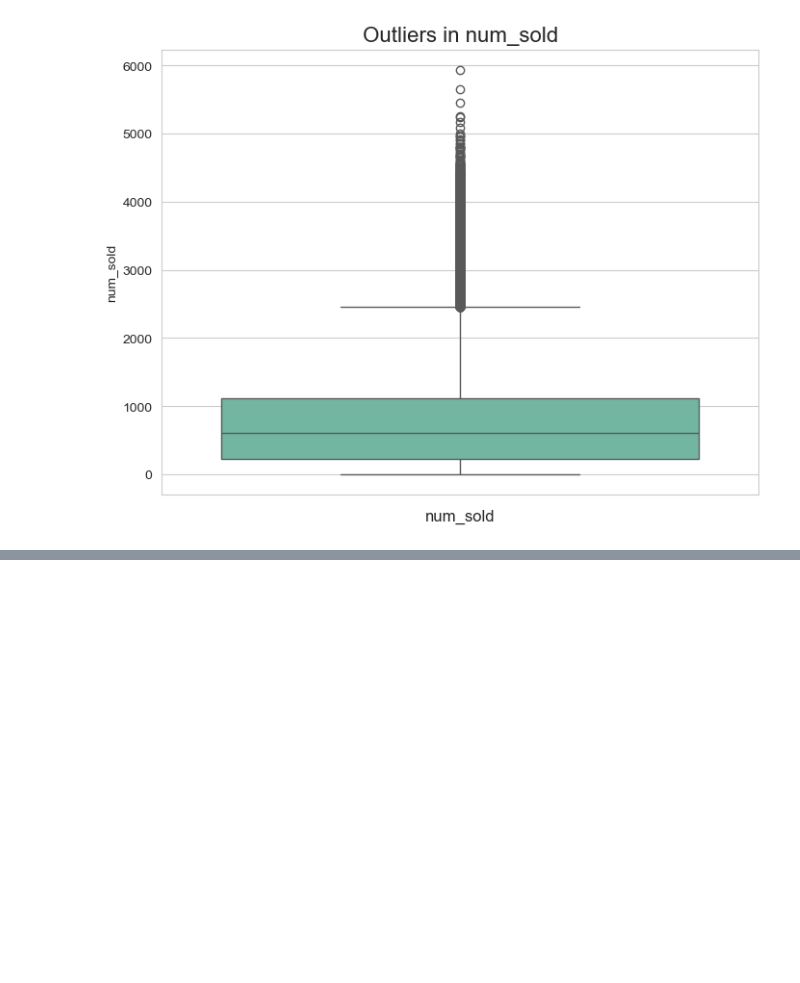
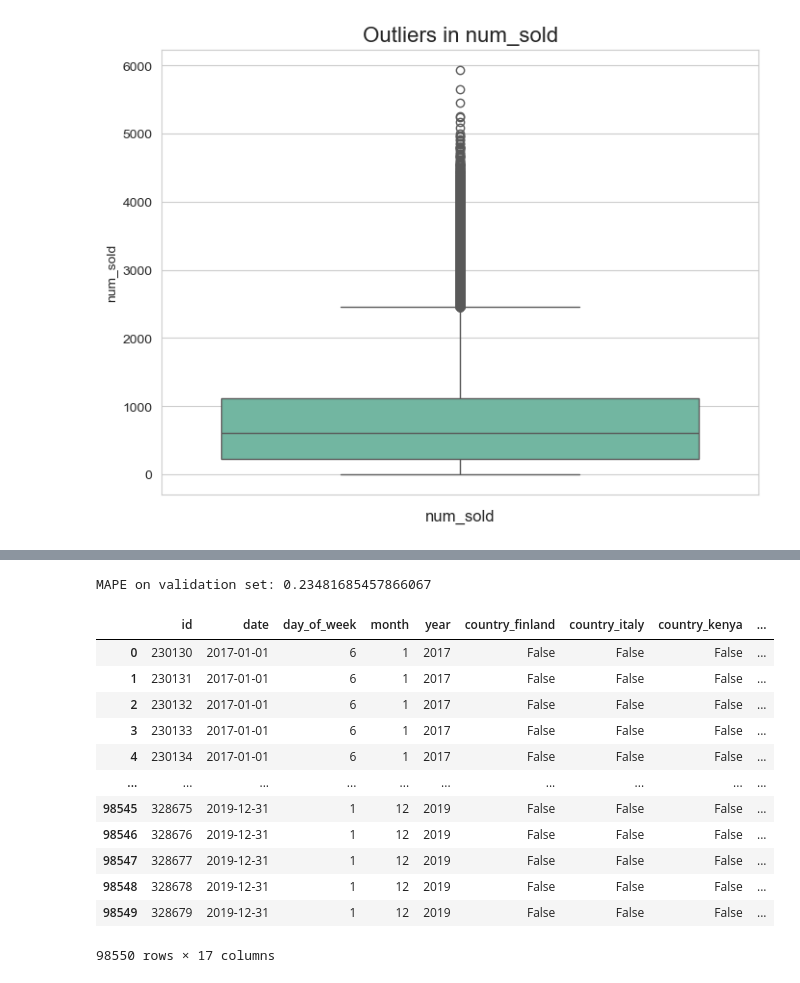
Before and after one commit to Abdul-Rahmann/kaggle, a Jupyter notebook: forecasting_sticker_sales/forecasting_sticker_sales.ipynb, the cells around one changed output, grey strips where cells are left out. Drawn from its saved outputs; the diff is of its cells as text; code cells hidden in the pictures; blank space fills up the shorter version.

Commit message:
train models on train data, predict on test data and generate test data

```diff
--- a/forecasting_sticker_sales/forecasting_sticker_sales.ipynb
+++ b/forecasting_sticker_sales/forecasting_sticker_sales.ipynb
@@ -146,0 +222,3 @@ Passing `palette` without assigning `hue` is deprecated and will be removed in v
+# %%
+df = pd.get_dummies(df, columns=['country','product','store'], drop_first=True).clean_names()
+test_df = pd.get_dummies(test_df, columns=['country','product','store'], drop_first=True).clean_names()
@@ -146,0 +234,39 @@ Passing `palette` without assigning `hue` is deprecated and will be removed in v
+# %%
+X = df.drop(['num_sold','id','date'], axis=1)
+y = df['num_sold']
+
+X_test = test_df.drop(['id','date'], axis=1)
+# %%
+from sklearn.model_selection import train_test_split
+
+X_train, X_val, y_train, y_val = train_test_split(X, y, test_size=0.2, random_state=42)
+# %%
+from sklearn.ensemble import RandomForestRegressor
+from sklearn.metrics import mean_absolute_percentage_error
+
+rf = RandomForestRegressor(random_state=42)
+rf.fit(X_train, y_train)
+
+y_val_pred = rf.predict(X_val)
+mape = mean_absolute_percentage_error(y_val, y_val_pred)
+print(f'MAPE on validation set: {mape}')
+# %% [output]
+MAPE on validation set: 0.23481685457866067
+# %%
+X_test = X_test[X_train.columns]
+test_df['num_sold'] = rf.predict(X_test)
+test_df
+# %% [output]
+|  | id | date | day_of_week | month | year | country_finland | country_italy | country_kenya | ... |
+| 0 | 230130 | 2017-01-01 | 6 | 1 | 2017 | False | False | False | ... |
+| 1 | 230131 | 2017-01-01 | 6 | 1 | 2017 | False | False | False | ... |
+| 2 | 230132 | 2017-01-01 | 6 | 1 | 2017 | False | False | False | ... |
+| 3 | 230133 | 2017-01-01 | 6 | 1 | 2017 | False | False | False | ... |
+| 4 | 230134 | 2017-01-01 | 6 | 1 | 2017 | False | False | False | ... |
+| ... | ... | ... | ... | ... | ... | ... | ... | ... | ... |
+| 98545 | 328675 | 2019-12-31 | 1 | 12 | 2019 | False | False | False | ... |
+| 98546 | 328676 | 2019-12-31 | 1 | 12 | 2019 | False | False | False | ... |
+| 98547 | 328677 | 2019-12-31 | 1 | 12 | 2019 | False | False | False | ... |
+| 98548 | 328678 | 2019-12-31 | 1 | 12 | 2019 | False | False | False | ... |
+| 98549 | 328679 | 2019-12-31 | 1 | 12 | 2019 | False | False | False | ... |
+98550 rows × 17 columns
```
Also changed, not shown: parts of 13 cells of this notebook, 1 other file.
